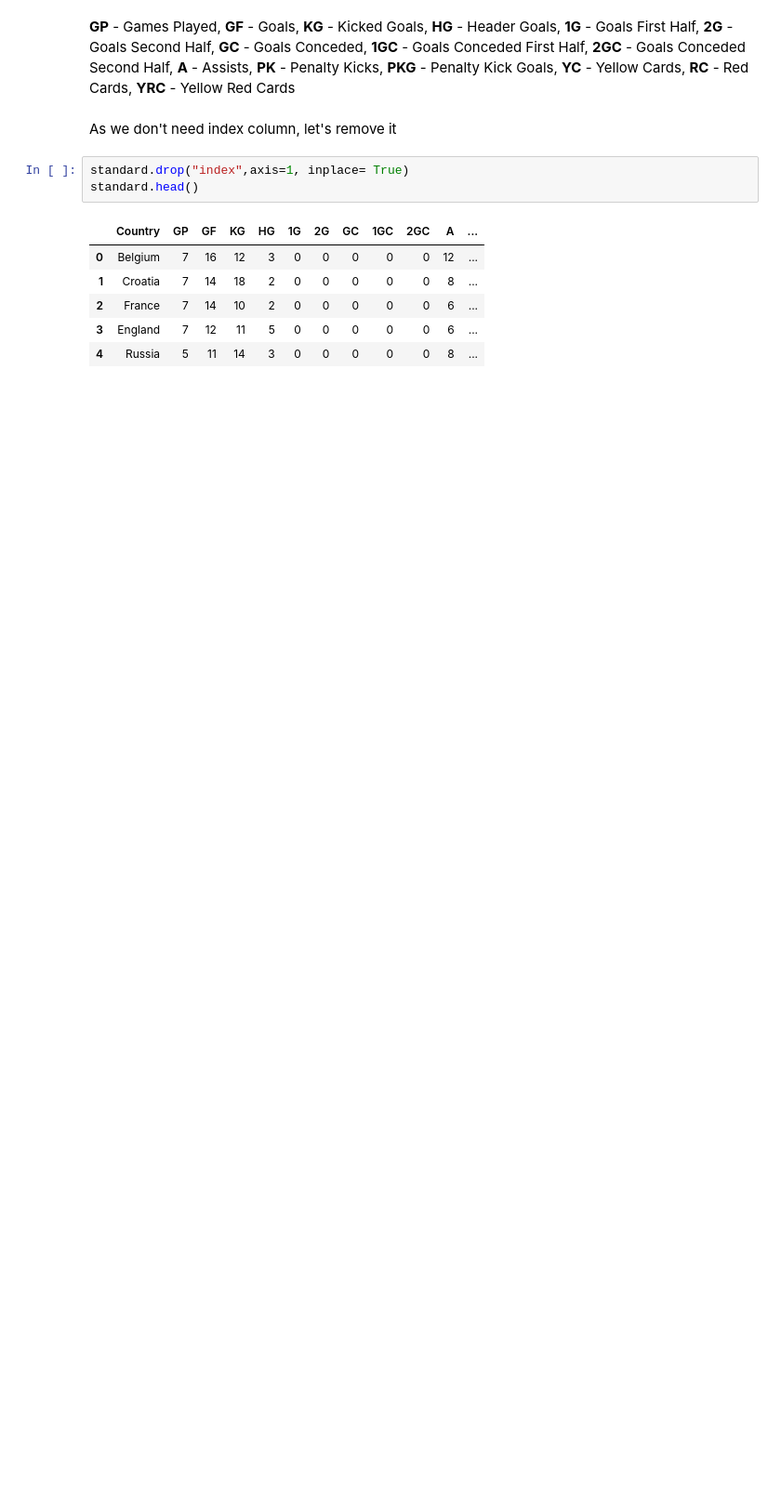
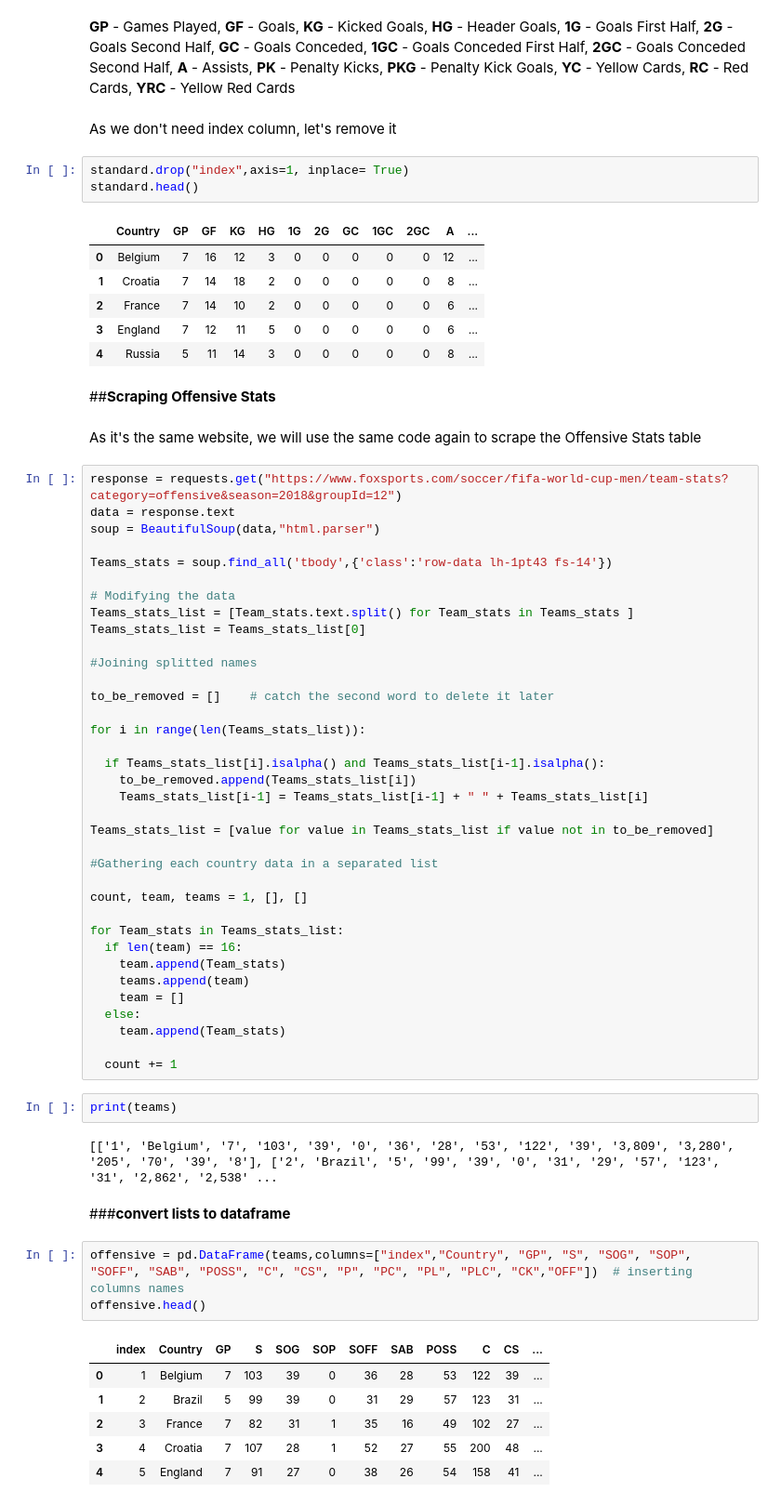
Before and after one commit to YahiaML/World-Cup-2018-Data-, a Jupyter notebook: World_Cup_qualifiers_data.ipynb, the cells around one changed output. Shown: that part at 93% size. Drawn from its saved outputs; the diff is of its cells as text; blank space fills up the shorter version.

```diff
--- a/World_Cup_qualifiers_data.ipynb
+++ b/World_Cup_qualifiers_data.ipynb
@@ -112,3 +125,59 @@ standard.head()
 | 2 | France | 7 | 14 | 10 | 2 | 0 | 0 | 0 | 0 | 0 | 6 | ... |
 | 3 | England | 7 | 12 | 11 | 5 | 0 | 0 | 0 | 0 | 0 | 6 | ... |
 | 4 | Russia | 5 | 11 | 14 | 3 | 0 | 0 | 0 | 0 | 0 | 8 | ... |
+# %% [markdown]
+##**Scraping Offensive Stats**
+# %% [markdown]
+As it's the same website, we will use the same code again to scrape the Offensive Stats table
+# %%
+response = requests.get("https://www.foxsports.com/soccer/fifa-world-cup-men/team-stats?category=offensive&season=2018&groupId=12")
+data = response.text
+soup = BeautifulSoup(data,"html.parser")
+
+Teams_stats = soup.find_all('tbody',{'class':'row-data lh-1pt43 fs-14'})
+
+# Modifying the data
+Teams_stats_list = [Team_stats.text.split() for Team_stats in Teams_stats ]
+Teams_stats_list = Teams_stats_list[0]
+
+#Joining splitted names
+
+to_be_removed = []    # catch the second word to delete it later
+
+for i in range(len(Teams_stats_list)):
+
+  if Teams_stats_list[i].isalpha() and Teams_stats_list[i-1].isalpha():
+    to_be_removed.append(Teams_stats_list[i])
+    Teams_stats_list[i-1] = Teams_stats_list[i-1] + " " + Teams_stats_list[i]
+
+Teams_stats_list = [value for value in Teams_stats_list if value not in to_be_removed]
+
+#Gathering each country data in a separated list
+
+count, team, teams = 1, [], []
+
+for Team_stats in Teams_stats_list:
+  if len(team) == 16:
+    team.append(Team_stats)
+    teams.append(team)
+    team = []
+  else:
+    team.append(Team_stats)
+
+  count += 1
+# %%
+print(teams)
+# %% [output]
+[['1', 'Belgium', '7', '103', '39', '0', '36', '28', '53', '122', '39', '3,809', '3,280', '205', '70', '39', '8'], ['2', 'Brazil', '5', '99', '39', '0', '31', '29', '57', '123', '31', '2,862', '2,538' ...
+# %% [markdown]
+###**convert lists to dataframe**
+# %%
+offensive = pd.DataFrame(teams,columns=["index","Country", "GP", "S", "SOG", "SOP", "SOFF", "SAB", "POSS", "C", "CS", "P", "PC", "PL", "PLC", "CK","OFF"])  # inserting columns names
+offensive.head()
+# %% [output]
+|  | index | Country | GP | S | SOG | SOP | SOFF | SAB | POSS | C | CS | ... |
+| 0 | 1 | Belgium | 7 | 103 | 39 | 0 | 36 | 28 | 53 | 122 | 39 | ... |
+| 1 | 2 | Brazil | 5 | 99 | 39 | 0 | 31 | 29 | 57 | 123 | 31 | ... |
+| 2 | 3 | France | 7 | 82 | 31 | 1 | 35 | 16 | 49 | 102 | 27 | ... |
+| 3 | 4 | Croatia | 7 | 107 | 28 | 1 | 52 | 27 | 55 | 200 | 48 | ... |
+| 4 | 5 | England | 7 | 91 | 27 | 0 | 38 | 26 | 54 | 158 | 41 | ... |
```
Also changed, not shown: parts of 5 cells of this notebook.
